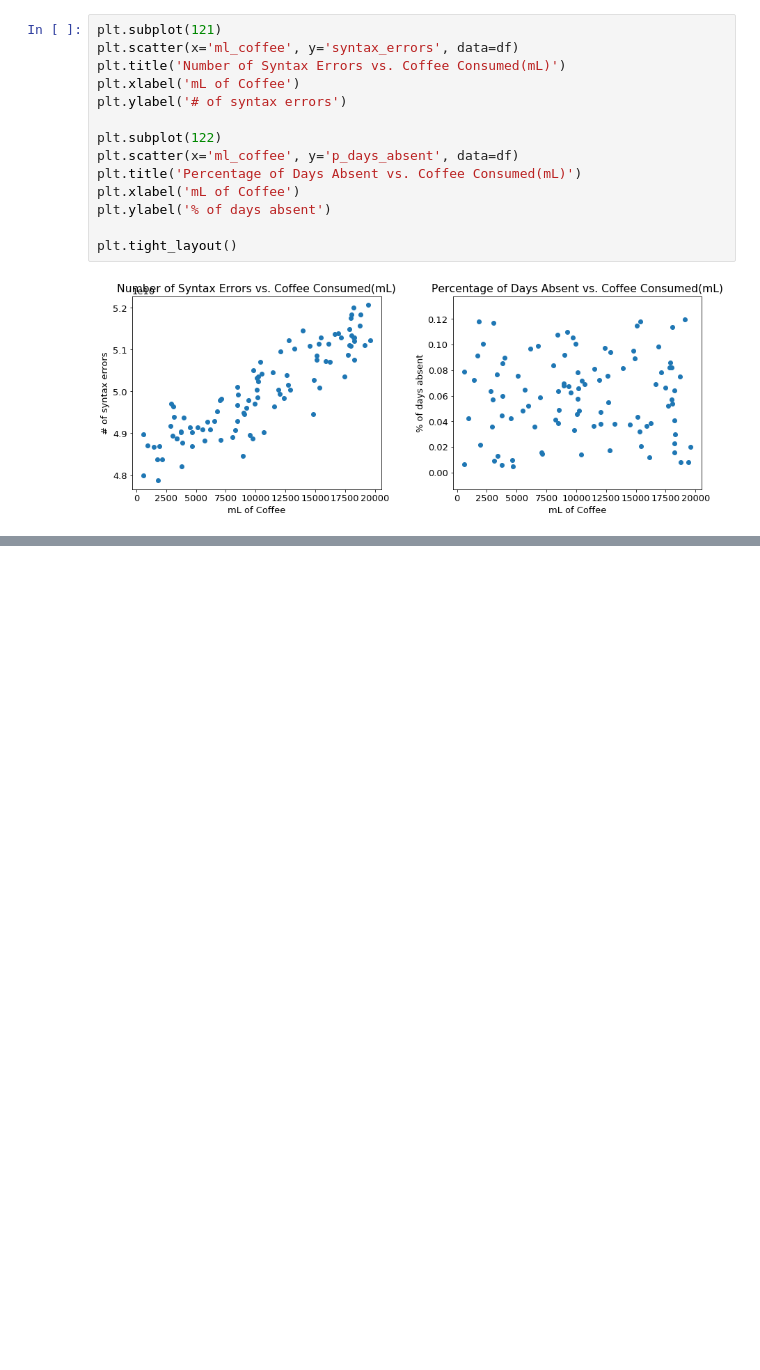
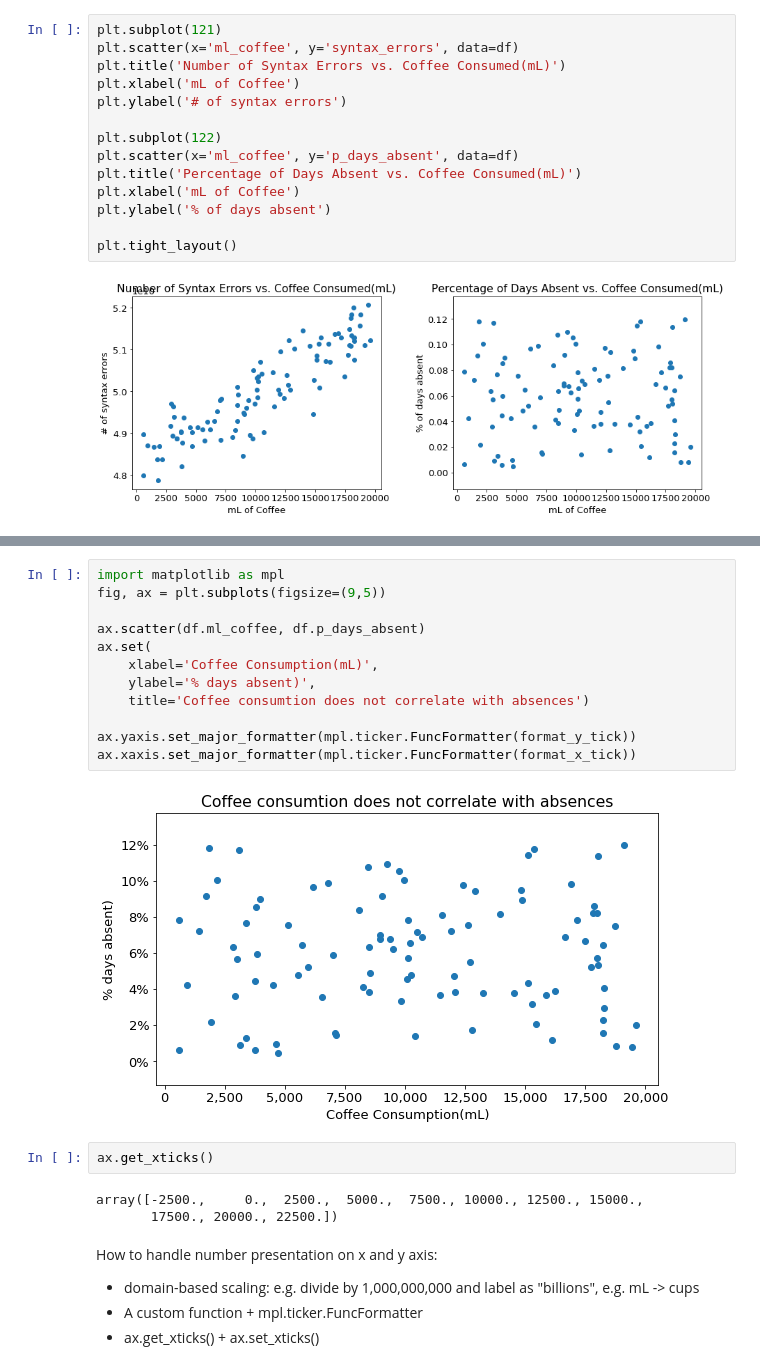
Before and after one commit to Brandon-Martinez27/regression-exercises, a Jupyter notebook: visualizations_warmup.ipynb, the cells around one changed output, grey strips where cells are left out. Cells and saved outputs as stored; diff of their text form; blank space fills up the shorter version.

```diff
--- a/visualizations_warmup.ipynb
+++ b/visualizations_warmup.ipynb
@@ -63,0 +108,25 @@ plt.tight_layout()
+# %%
+import matplotlib as mpl
+fig, ax = plt.subplots(figsize=(9,5))
+
+ax.scatter(df.ml_coffee, df.p_days_absent)
+ax.set(
+    xlabel='Coffee Consumption(mL)',
+    ylabel='% days absent)',
+    title='Coffee consumtion does not correlate with absences')
+
+ax.yaxis.set_major_formatter(mpl.ticker.FuncFormatter(format_y_tick))
+ax.xaxis.set_major_formatter(mpl.ticker.FuncFormatter(format_x_tick))
+# %% [output]
+[figure, added]
+# %%
+ax.get_xticks()
+# %% [output]
+array([-2500.,     0.,  2500.,  5000.,  7500., 10000., 12500., 15000.,
+       17500., 20000., 22500.])
+# %% [markdown]
+How to handle number presentation on x and y axis:
+
+- domain-based scaling: e.g. divide by 1,000,000,000 and label as "billions", e.g. mL -> cups
+- A custom function + mpl.ticker.FuncFormatter
+- ax.get_xticks() + ax.set_xticks()
```
Also changed, not shown: parts of 6 cells of this notebook.
